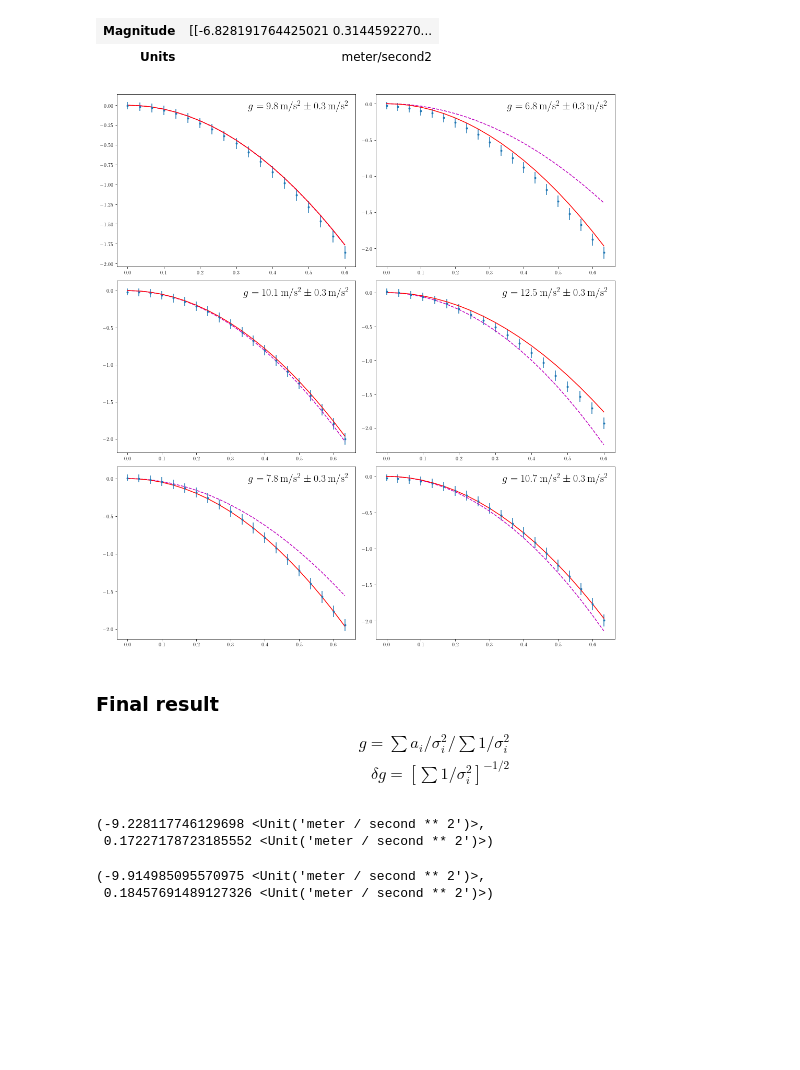
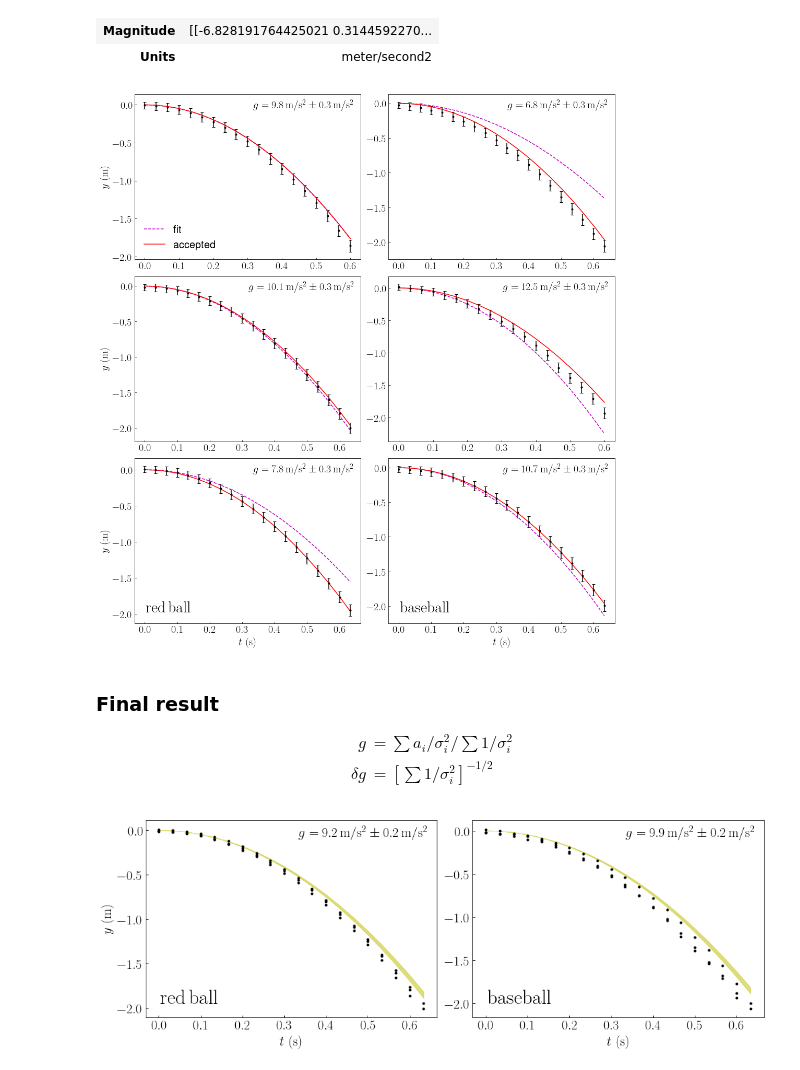
Before and after one commit to rwhitehill/CompPhys22_Spring2022, a Jupyter notebook: Final/analysis.ipynb, the cells around one changed output. Drawn from its saved outputs; the diff is of its cells as text; code cells hidden in the pictures; blank space fills up the shorter version.

Commit message:
made plots

```diff
--- a/Final/analysis.ipynb
+++ b/Final/analysis.ipynb
@@ -199,33 +239,47 @@ g_fits['base']
 # %%
 f = lambda g_,t: g_*t**2.0/2.0
 
 nrows=3;ncols=2
 fig,ax = plt.subplots(nrows=nrows,ncols=ncols,figsize=(7*ncols,5*nrows))
 
 for key in drop_data.keys():
-    if key == 'red':  i = 0
-    if key == 'base': i = 1
+    if key == 'red':
+        i = 0
+        ax[2][0].text(0.05,0.05,r'$\rm red\,ball$',size=30,transform=ax[2][0].transAxes,va='bottom',ha='left')
+        ax[2][0].set_xlabel(r'$t~({:Lx})$'.format(frame_rate.units),size=20)
+    if key == 'base':
+        i = 1
+        ax[2][1].text(0.05,0.05,r'$\rm baseball$',size=30,transform=ax[2][1].transAxes,va='bottom',ha='left')
+        ax[2][1].set_xlabel(r'$t~({:Lx})$'.format(frame_rate.units),size=20)
     g_vals = g_fits[key]
     for j in range(len(drop_data[key]['pos'])):
         pos = drop_data[key]['pos'][j]
         err = drop_data[key]['err'][j].to(pos.units).magnitude
         pos = pos.magnitude
-        ax[j][i].errorbar(frame_rate.magnitude*np.arange(0,len(pos)),pos,yerr=err,fmt='.')
+        ax[j][i].errorbar(frame_rate.magnitude*np.arange(0,len(pos)),pos,yerr=err,fmt='k.',capsize=3)
         t_vals = Q_(frame_rate.magnitude*np.arange(0,len(pos)),frame_rate.units)
         ax[j][i].plot(frame_rate.magnitude*np.arange(0,len(pos)),f(g_vals[j][0],t_vals).to('m').magnitude,'m--')
         ax[j][i].plot(frame_rate.magnitude*np.arange(0,len(pos)),f(Q_(-9.8,'m/s**2'),t_vals).to('m').magnitude,'r-')
-        ax[j][i].text(0.97,0.9,r'$g = {:.1fLx} \pm {:.1fLx}$'.format(abs(g_vals[j][0]),g_vals[j][1]),
-                      size=20,transform=ax[j][i].transAxes,va='bottom',ha='right')
+        ax[j][i].text(0.97,0.97,r'$g = {:.1fLx} \pm {:.1fLx}$'.format(abs(g_vals[j][0]),g_vals[j][1]),
+                      size=20,transform=ax[j][i].transAxes,va='top',ha='right')
         # print(g_vals[j][0].__format__)
+        if i == 0:
+            ax[j][0].set_ylabel(r'$y~({:Lx})$'.format(drop_data[key]['pos'][j].units),size=20)
+        ax[j][i].tick_params(axis='both',which='major',labelsize=20,direction='in')
+
+ax[0][0].plot([],[],'m--',label=r'fit')
+ax[0][0].plot([],[],'r-',label=r'accepted')
+ax[0][0].legend(fontsize=20,frameon=False,loc='lower left')
+
 plt.tight_layout()
 plt.show()
 # %% [output]
-[figure, old version]
+[figure, new version]
 # %% [markdown]
 ### Final result
 \begin{align*}
-g = \sum a_i/\sigma_i^2 \Big/ \sum 1/\sigma_i^2 \\
-\delta g = \left[ \sum 1/\sigma_{i}^2 \right]^{-1/2}
+g &= \sum a_i/\sigma_i^2 \Big/ \sum 1/\sigma_i^2 \\
+\delta g &= \left[ \sum 1/\sigma_{i}^2 \right]^{-1/2}
 \end{align*}
 # %%
 def weight_avg(arr,err):
@@ -233,12 +287,6 @@ def weight_avg(arr,err):
     unc = 1.0/np.sqrt(np.sum(1.0/err**2.0))
     return avg,unc
 # %%
-weight_avg(g_fits['red'][:,0],g_fits['red'][:,1])
+g_red,g_red_err = weight_avg(g_fits['red'][:,0],g_fits['red'][:,1])
-# %% [output]
-(-9.228117746129698 <Unit('meter / second ** 2')>,
- 0.17227178723185552 <Unit('meter / second ** 2')>)
 # %%
-weight_avg(g_fits['base'][:,0],g_fits['base'][:,1])
+g_base,g_base_err = weight_avg(g_fits['base'][:,0],g_fits['base'][:,1])
-# %% [output]
-(-9.914985095570975 <Unit('meter / second ** 2')>,
- 0.18457691489127326 <Unit('meter / second ** 2')>)
@@ -244,0 +296,36 @@ weight_avg(g_fits['base'][:,0],g_fits['base'][:,1])
+# %%
+f = lambda g_,t: g_*t**2.0/2.0
+
+nrows=1;ncols=2
+fig,ax = plt.subplots(nrows=nrows,ncols=ncols,figsize=(7*ncols,5*nrows))
+
+t_vals = frame_rate*np.arange(0,20)
+
+red_upper_lower = get_upper_lower(f,t_vals,g_red,g_red_err)
+base_upper_lower = get_upper_lower(f,t_vals,g_base,g_base_err)
+ax[0].fill_between(t_vals.magnitude,red_upper_lower[0].magnitude,red_upper_lower[1].magnitude,color='y',alpha=0.5)
+ax[1].fill_between(t_vals.magnitude,red_upper_lower[0].magnitude,red_upper_lower[1].magnitude,color='y',alpha=0.5)
+
+for i in range(2):
+    key = list(drop_data.keys())[i]
+    pos = drop_data[key]['pos']
+    for j in range(len(pos)):
+        ax[i].plot(t_vals[:len(pos[j])].magnitude,pos[j].magnitude,'k.')
+
+ax[0].text(0.97,0.9,r'$g = {:.1fLx} \pm {:.1fLx}$'.format(abs(g_red),g_red_err),
+                      size=20,transform=ax[0].transAxes,va='bottom',ha='right')
+ax[1].text(0.97,0.9,r'$g = {:.1fLx} \pm {:.1fLx}$'.format(abs(g_base),g_base_err),
+                      size=20,transform=ax[1].transAxes,va='bottom',ha='right')
+
+for i in range(2):
+    if i == 0: ball = r'$\rm red\,ball$'
+    elif i == 1: ball = r'$\rm baseball$'
+    ax[i].text(0.05,0.05,ball,size=30,transform=ax[i].transAxes,va='bottom',ha='left')
+    ax[i].set_xlabel(r'$t~({:Lx})$'.format(t_vals.units),size=20)
+    ax[i].tick_params(axis='both',which='major',labelsize=20,direction='in')
+ax[0].set_ylabel(r'$y~({:Lx})$'.format(pos[0].units),size=20)
+
+plt.tight_layout()
+plt.show()
+# %% [output]
+[figure, added]
```
Also changed, not shown: parts of 6 cells of this notebook, 1 other file.
